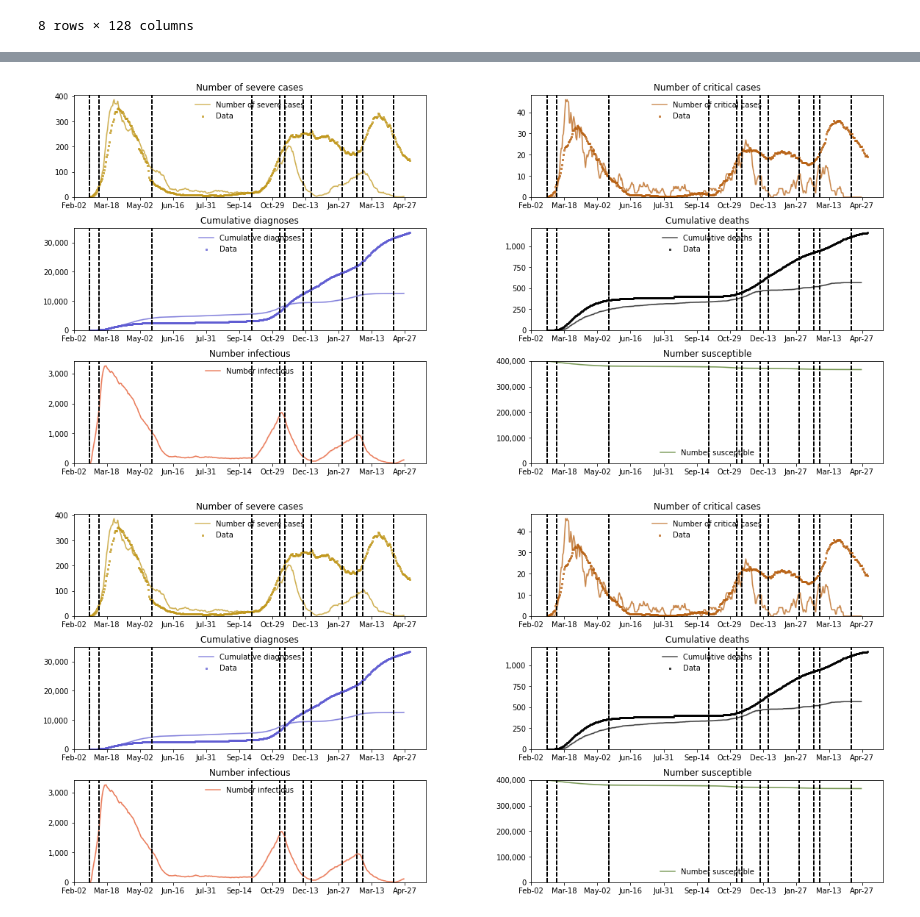
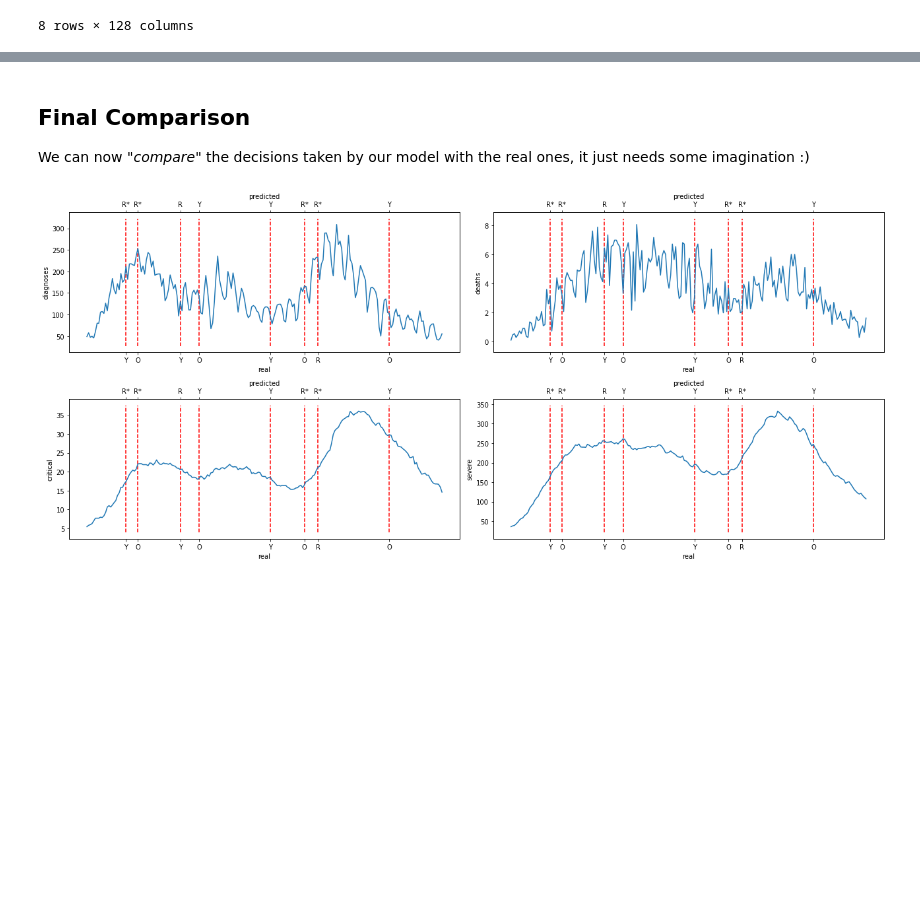
Before and after one commit to LIA-UniBo/EpidemicModelLearning, a Jupyter notebook: notebooks/5. Empirical Model.ipynb, the cells around one changed output, grey strips where cells are left out. Cells and saved outputs as stored; diff of their text form; code cells hidden in the pictures; blank space fills up the shorter version.

```diff
--- a/notebooks/5. Empirical Model.ipynb
+++ b/notebooks/5. Empirical Model.ipynb
@@ -126,15 +167,0 @@ solutions
-# %%
-zones_verbose = {
-    'W': 'white',
-    'Y': 'yellow',
-    'O': 'orange',
-    'R': 'red'
-}
-
-solutions['predicted'] = [zone if zone is not None else 'R' for zone in solutions['predicted']]
-for col in ['real', 'predicted']:
-    solutions[col] = [zones_verbose[solution] for solution in solutions[col]]
-
-dates = list(zones.keys())
-solutions.index = dates[:-1]
-solutions
@@ -158,28 +168,8 @@ initial_params['end_day'] = dates[-1]
-# %%
-df = get_regional_data(4.46e6 / initial_params['pop_size'])
-
-pre_zones = [
-    ('2020-02-24', 'init'),
-    ('2020-03-08', 'red'),
-    ('2020-05-18', 'summer')
-]
-
-intervs = interventions.get_interventions(
-    periods={interventions.get_delta(d): z
-             for d, z in pre_zones + list(solutions['predicted'].to_dict().items())},
-    parameters=intervention_params
-)
-sim = cv.Sim(pars=initial_params, interventions=intervs, datafile=df)
-msim = cv.MultiSim(sim)
-msim.run(n_runs=1)
-msim.mean()
-msim.plot(
-    ['n_severe', 'n_critical', 'cum_diagnoses', 'cum_deaths', 'n_infectious', 'n_susceptible'],
-    fig_args={'figsize': (18, 8)},
-    scatter_args={'s': 5},
-    plot_args={'lw': 2},
-    interval=45
-)
-# %% [output]
-[figure, removed]
-[figure, removed]
+# %% [markdown]
+## Final Comparison
+
+We can now "*compare*" the decisions taken by our model with the real ones, it just needs some imagination :)
+# %%
+plot_final_evaluation(solutions)
+# %% [output]
+[figure, added]
```
Also changed, not shown: parts of 9 cells of this notebook, 1 other file.
